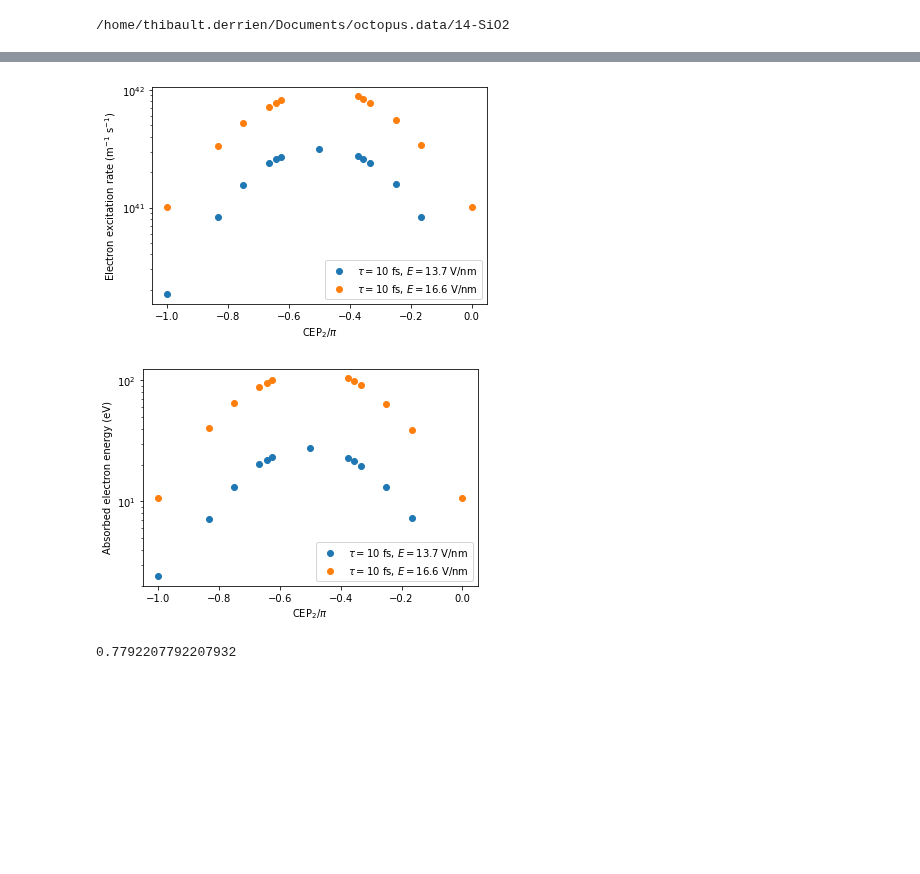
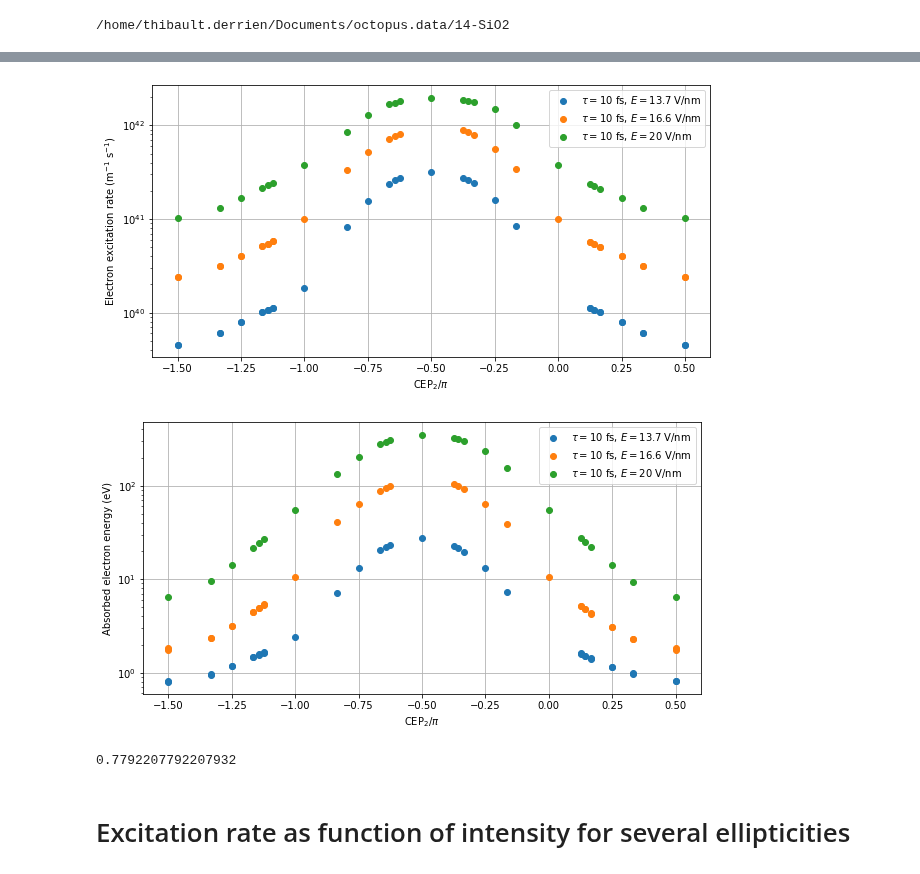
Before and after one commit to tjyderrien/octopus-quantumlap, a Jupyter notebook: Maths/Tibo-biatrisrv/SiO2-MBI/Excitation SiO2 by elliptical beams (Max Born).ipynb, the cells around one changed output, grey strips where cells are left out. Saved outputs shown, nothing was run; the diff lists cells and outputs as text; code cells hidden in the pictures; blank space fills up the shorter version.

```diff
--- a/Maths/Tibo-biatrisrv/SiO2-MBI/Excitation SiO2 by elliptical beams (Max Born).ipynb
+++ b/Maths/Tibo-biatrisrv/SiO2-MBI/Excitation SiO2 by elliptical beams (Max Born).ipynb
@@ -239,7 +458,8 @@ print(OctopusData, OctopusSources)
 # %% [output]
 /home/thibault.derrien/Documents/octopus.data/14-SiO2
 # %%
-data=pd.read_csv("alpha-SiO2-19-07-2023-AllFinishedRuns.csv", "\t", header=2)
+# data=pd.read_csv("alpha-SiO2-25-10-2023-AllFinishedRuns.csv", "\t", header=2)
+data=pd.read_csv("alpha-SiO2-21-02-2024-AllFinishedRuns.csv", "\t", header=2)
 data=data.rename(columns={"##JobID": "JobID"})
 data.describe(include="all")
 datafull=data
@@ -310,7 +527,13 @@ Name: Energy_eV, dtype: float64
 # data=data[data.Energy_eV < 1500]
 data1=data[data.tau1==70e-15]
 
-data2=data[data.tau1<=15e-15]
+data2=data[data.tau1<=1.067e-14]
+# data2=data2[data2.CEP2 <= -1.4*pi]
+
 data22=data2[data2.Efield1 == 13.7E9]
+data22=data22[data22.Efield2 == 13.7E9]
+
 data23=data2[data2.Efield1 == 16.6E9]
-data24=data2[data2.Efield1 == 50E9]
+data23=data23[data23.Efield2==16.6E9]
+
+data24=data2[data2.Efield1 == 20E9]
@@ -342,29 +572,34 @@ data2
 # %%
 from scipy.constants import pi
-plt.figure()
+plt.figure(figsize=(10,5))
 # plt.semilogy(data1.CEP2/pi, data1.Wpi, "o", label=r"$\tau=70$ fs, $E=10$ V/nm")
 plt.semilogy(data22.CEP2/pi, data22.Wpi, "o", label=r"$\tau=10$ fs, $E=13.7$ V/nm")
 plt.semilogy(data23.CEP2/pi, data23.Wpi, "o", label=r"$\tau=10$ fs, $E=16.6$ V/nm")
-# plt.semilogy(data24.CEP2/pi, data24.Wpi, "o", label=r"$\tau=10$ fs, $E=50$ V/nm")
+plt.semilogy(data24.CEP2/pi, data24.Wpi, "o", label=r"$\tau=10$ fs, $E=20$ V/nm")
 plt.xlabel(r"CEP$_2 / \pi$")
 plt.ylabel(r"Electron excitation rate (m$^{-1}$ s$^{-1}$)")
 plt.legend(loc="best")
+plt.grid()
+# plt.xlim([-1.5,-1])
 plt.show()
 # %% [output]
-[figure, old version]
+[figure, new version]
 # %%
-plt.figure()
+plt.figure(figsize=(10,5))
 # plt.semilogy(data1.CEP2/pi, data1.Energy_eV, "o", label=r"$\tau=70$ fs, $E=10$ V/nm")
 plt.semilogy(data22.CEP2/pi, data22.Energy_eV, "o", label=r"$\tau=10$ fs, $E=13.7$ V/nm")
 plt.semilogy(data23.CEP2/pi, data23.Energy_eV, "o", label=r"$\tau=10$ fs, $E=16.6$ V/nm")
-# plt.semilogy(data24.CEP2/pi, data24.Energy_eV, "o", label=r"$\tau=10$ fs, $E=50$ V/nm")
+plt.semilogy(data24.CEP2/pi, data24.Energy_eV, "o", label=r"$\tau=10$ fs, $E=20$ V/nm")
 plt.xlabel(r"CEP$_2 / \pi$")
 plt.ylabel(r"Absorbed electron energy (eV)")
 plt.legend(loc="best")
+plt.grid()
 plt.show()
 # %% [output]
-[figure, old version]
+[figure, new version]
 # %%
 100-7.64/7.70*100
 # %% [output]
 0.7792207792207932
+# %% [markdown]
+# Excitation rate as function of intensity for several ellipticities
```
Also changed, not shown: parts of 36 cells of this notebook, 26 other files.
